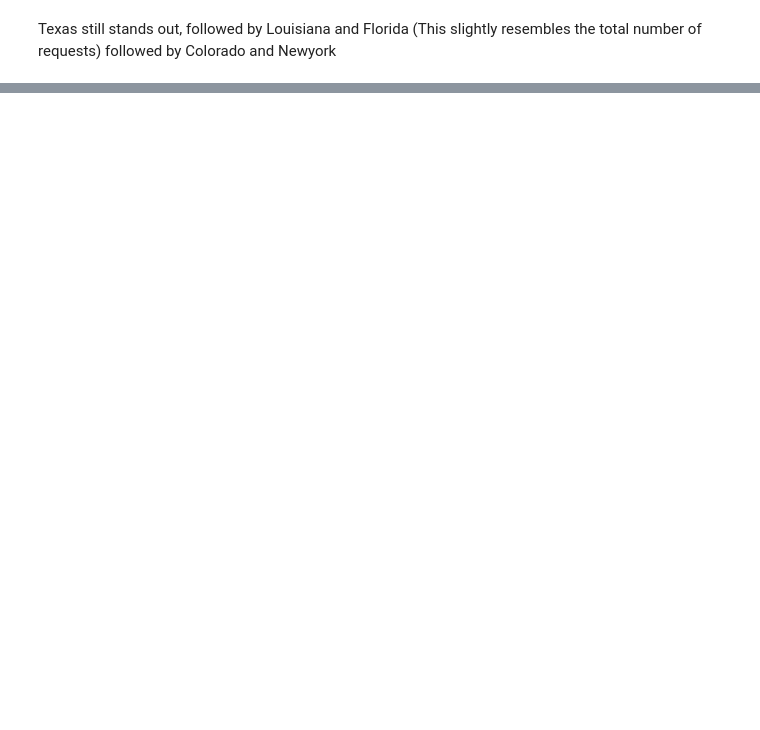
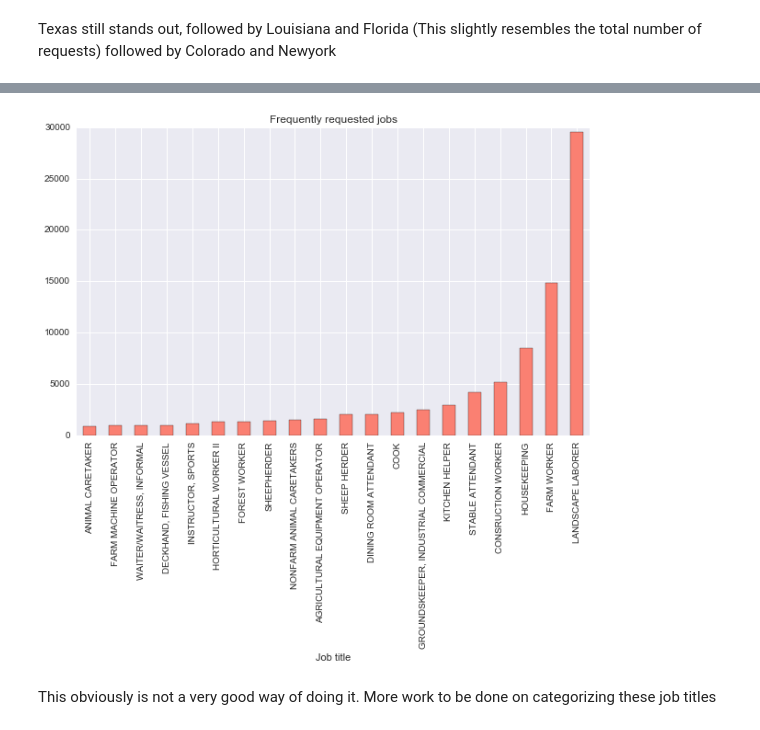
Before and after one commit to chrke/H2VisaAnalysis, a Jupyter notebook: H2_visa_analysis.ipynb, the cells around one changed output, grey strips where cells are left out. Saved outputs shown, nothing was run; the diff lists cells and outputs as text; code cells hidden in the pictures; blank space fills up the shorter version.

```diff
--- a/H2_visa_analysis.ipynb
+++ b/H2_visa_analysis.ipynb
@@ -744,0 +783,3 @@ followed by Colorado and Newyork
+# %%
+top_30 = visa_uni["job_title"].value_counts().head(30)
+top_30
@@ -744,0 +806,21 @@ followed by Colorado and Newyork
+# %%
+farm_list = ["FARMWORKER, DIVERSIFIED CROP","FARMWORKERS AND LABORERS, CROP","FARMWORKER","FARM WORKERS & LABORERS, CROP",
+             "FARM WORKER","FARM WORKER; DIVERSIFIED CROPS II","FARM LABOR","FARMWORKERS, FARM AND RANCH ANIMALS"]
+landscape_list = ["LABORER, LANDSCAPE","LANDSCAPE LABORER"]
+housekeeping_list = ["CLEANER, HOUSEKEEPING","HOUSEKEEPER"]
+construction_list = ["CONSTRUCTION WORKER I","CONSTRUCTION WORKER II"]
+
+new_index = []
+for ind in top_30.index:
+    if ind in farm_list:
+        ind = "FARM WORKER"
+    if ind in landscape_list:
+        ind = "LANDSCAPE LABORER"
+    if ind in housekeeping_list:
+        ind = "HOUSEKEEPING"
+    if ind in construction_list:
+        ind = "CONSRUCTION WORKER"
+    else:
+        pass
+    new_index.append(ind)
+top_30.index = new_index
@@ -744,0 +847,4 @@ followed by Colorado and Newyork
+# %%
+top_df = pd.DataFrame(data=top_30).reset_index()
+top_df.columns= ["Job title","Count"]
+top_df.head()
@@ -744,0 +858,3 @@ followed by Colorado and Newyork
+# %%
+top_requests = top_df.pivot_table(values="Count",aggfunc=np.sum,index="Job title").sort_values()
+top_requests
@@ -744,0 +879,9 @@ followed by Colorado and Newyork
+# %%
+fig = plt.figure(figsize=(10,6))
+top_requests.plot(kind="bar",color='salmon')
+plt.title("Frequently requested jobs")
+plt.show()
+# %% [output]
+[figure, added]
+# %% [markdown]
+This obviously is not a very good way of doing it. More work to be done on categorizing these job titles
```
Also changed, not shown: parts of 15 cells of this notebook.
